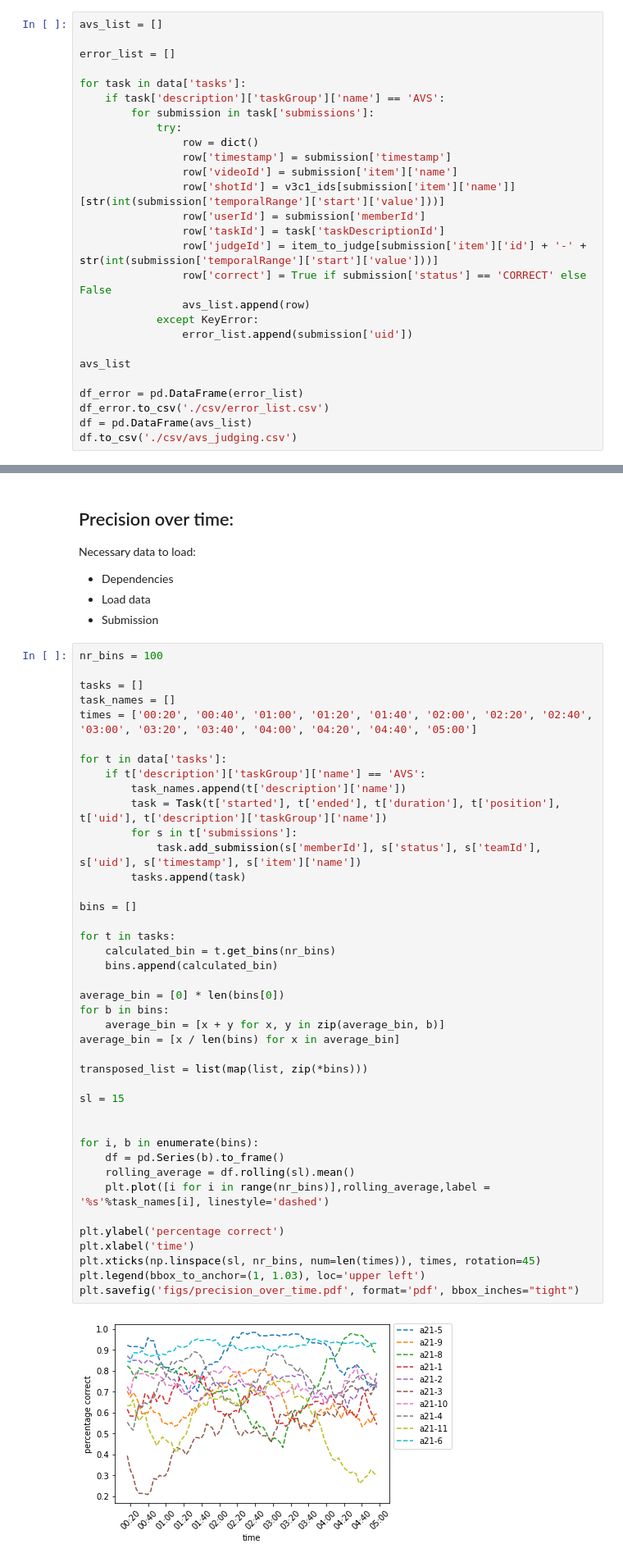
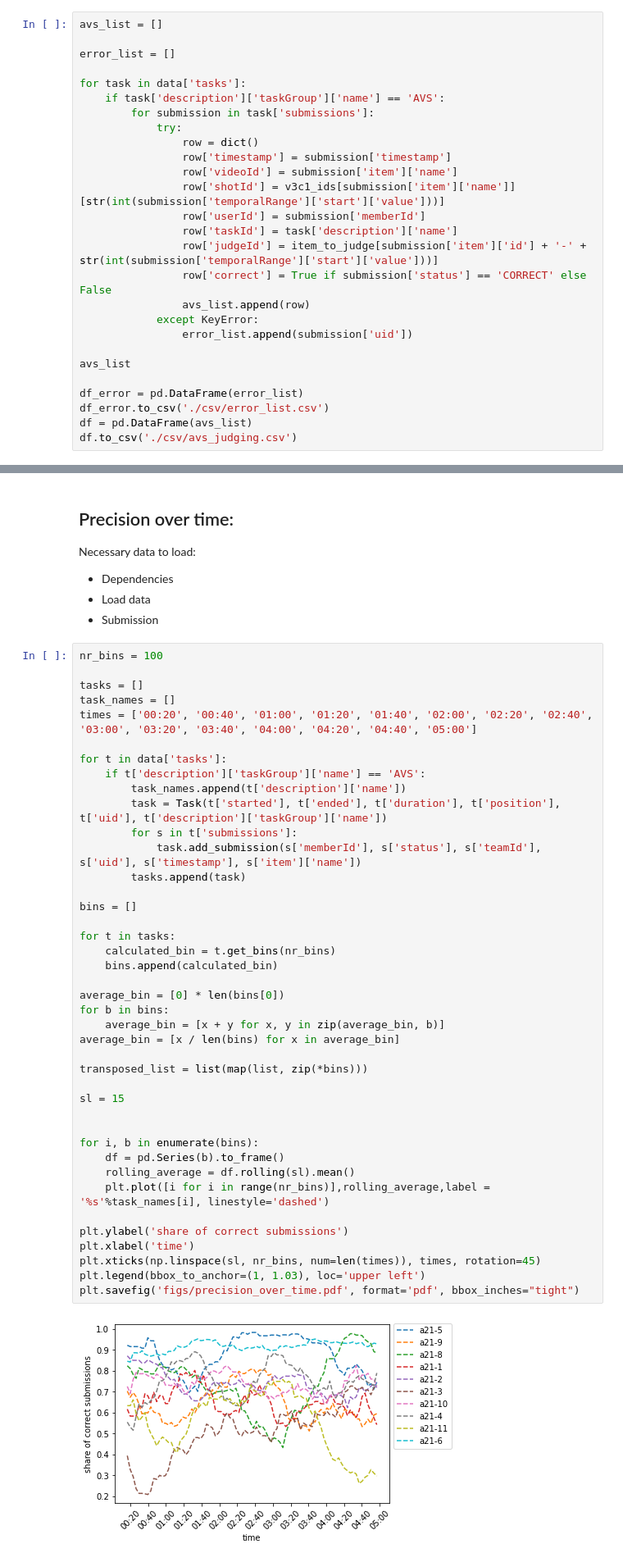
Before and after one commit to vGsteiger/VBS-Analysis, a Jupyter notebook: code/VBSEvaluation.ipynb, the cells around one changed output, grey strips where cells are left out. Shown at 82% size. Saved outputs shown, nothing was run; the diff lists cells and outputs as text.

```diff
--- a/code/VBSEvaluation.ipynb
+++ b/code/VBSEvaluation.ipynb
@@ -118,7 +119,7 @@ for task in data['tasks']:
                 row['videoId'] = submission['item']['name']
                 row['shotId'] = v3c1_ids[submission['item']['name']][str(int(submission['temporalRange']['start']['value']))]
                 row['userId'] = submission['memberId']
-                row['taskId'] = task['taskDescriptionId']
+                row['taskId'] = task['description']['name']
                 row['judgeId'] = item_to_judge[submission['item']['id'] + '-' + str(int(submission['temporalRange']['start']['value']))]
                 row['correct'] = True if submission['status'] == 'CORRECT' else False
                 avs_list.append(row)
@@ -492,35 +493,35 @@ for t in data['tasks']:
         for s in t['submissions']:
             task.add_submission(s['memberId'], s['status'], s['teamId'], s['uid'], s['timestamp'], s['item']['name'])
         tasks.append(task)
 
 bins = []
 
 for t in tasks:
     calculated_bin = t.get_bins(nr_bins)
     bins.append(calculated_bin)
 
 average_bin = [0] * len(bins[0])
 for b in bins:
     average_bin = [x + y for x, y in zip(average_bin, b)]
 average_bin = [x / len(bins) for x in average_bin]
 
 transposed_list = list(map(list, zip(*bins)))
 
 sl = 15
 
 
 for i, b in enumerate(bins):
     df = pd.Series(b).to_frame()
     rolling_average = df.rolling(sl).mean()
     plt.plot([i for i in range(nr_bins)],rolling_average,label = '%s'%task_names[i], linestyle='dashed')
 
-plt.ylabel('percentage correct')
+plt.ylabel('share of correct submissions')
 plt.xlabel('time')
 plt.xticks(np.linspace(sl, nr_bins, num=len(times)), times, rotation=45)
 plt.legend(bbox_to_anchor=(1, 1.03), loc='upper left')
 plt.savefig('figs/precision_over_time.pdf', format='pdf', bbox_inches="tight")
 # %% [output]
-[figure, old version]
+[figure, new version]
 # %% [markdown]
 ## Fig. 2 reconstruction:
 # %%
```
Also changed, not shown: parts of 12 cells of this notebook, 10 other files.
